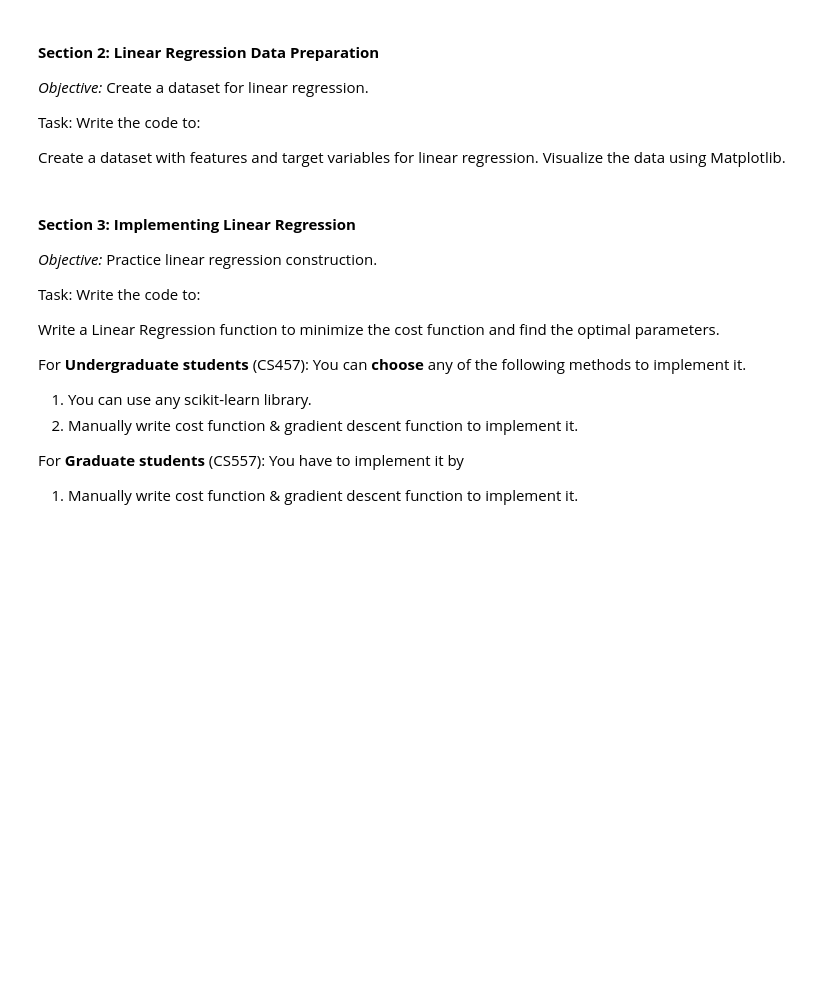
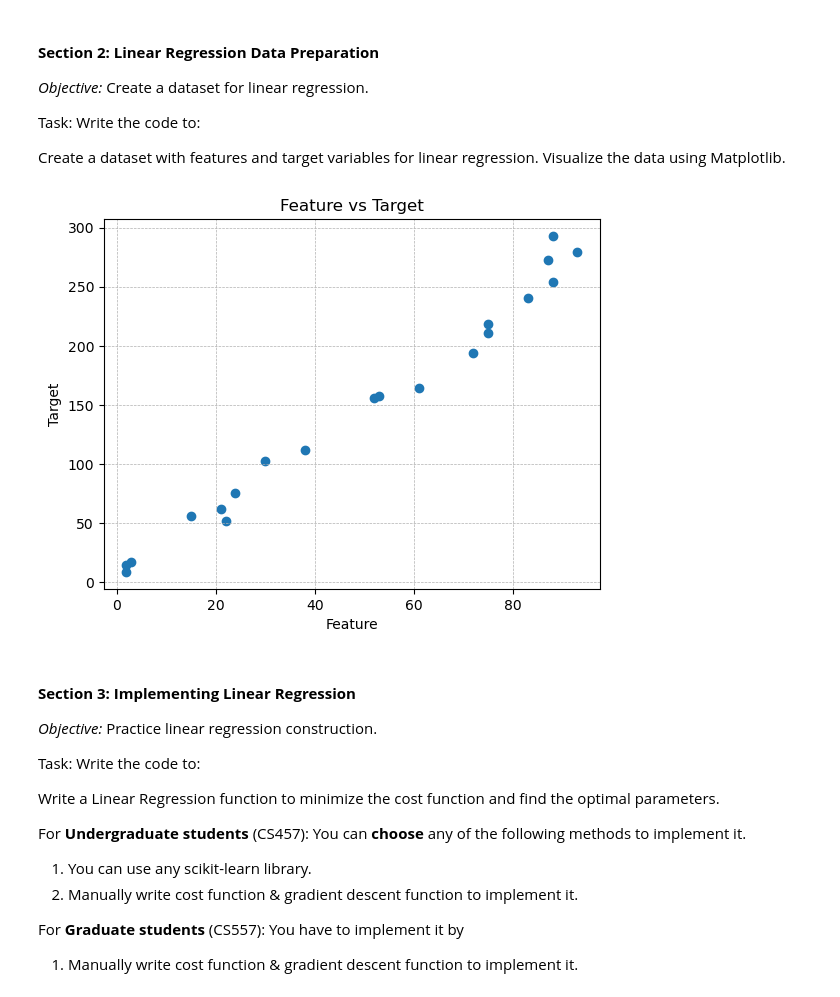
Before and after one commit to Mohammed03/CILabs, a Jupyter notebook: Lab 2/lab2.ipynb, the cells around one changed output. Saved outputs shown, nothing was run; the diff lists cells and outputs as text; code cells hidden in the pictures; blank space fills up the shorter version.

```diff
--- a/Lab 2/lab2.ipynb
+++ b/Lab 2/lab2.ipynb
@@ -21,16 +22,24 @@ Visualize the data using Matplotlib.
 # %%
 # Generate synthetic data for linear regression
 np.random.seed(42)  # For reproducibility
 X = np.random.randint(1, 100, 20)  # Features (independent variable)
 y = 3 * X + 7 + np.random.normal(0, 15, 20)  # Target with noise
 
 # Visualize the data
 
 # You need to use scatter chart to Visualize the input dataset X & y
+plt.scatter(X,y)
+
 # Your chart need to label the x-axis, y-axis and title
+plt.xlabel("Feature")
+plt.ylabel("Target")
+plt.title("Feature vs Target")
 # Your chart should use grid
-
+plt.grid(True, linestyle="--", linewidth=0.5)
 # Your code
+plt.show()
+# %% [output]
+[figure, added]
 # %% [markdown]
 #### **Section 3: Implementing Linear Regression**
 
```
Also changed, not shown: parts of 12 cells of this notebook.
